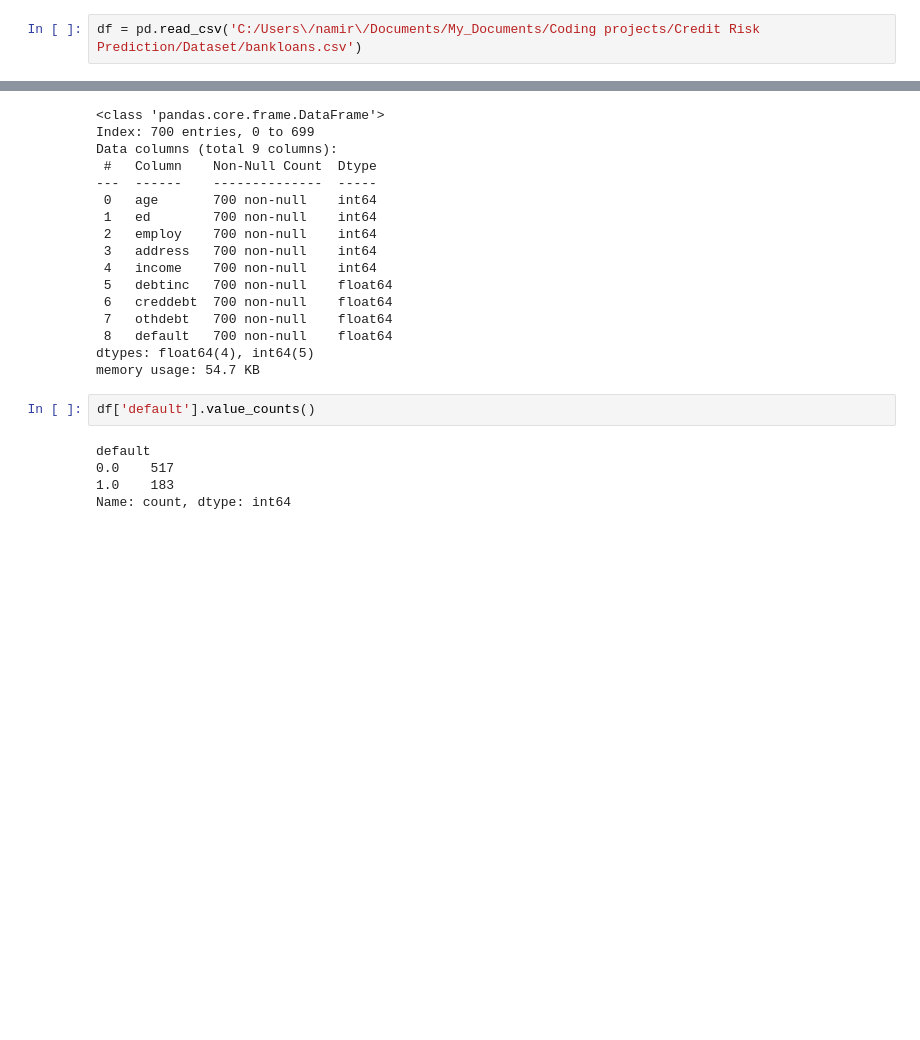
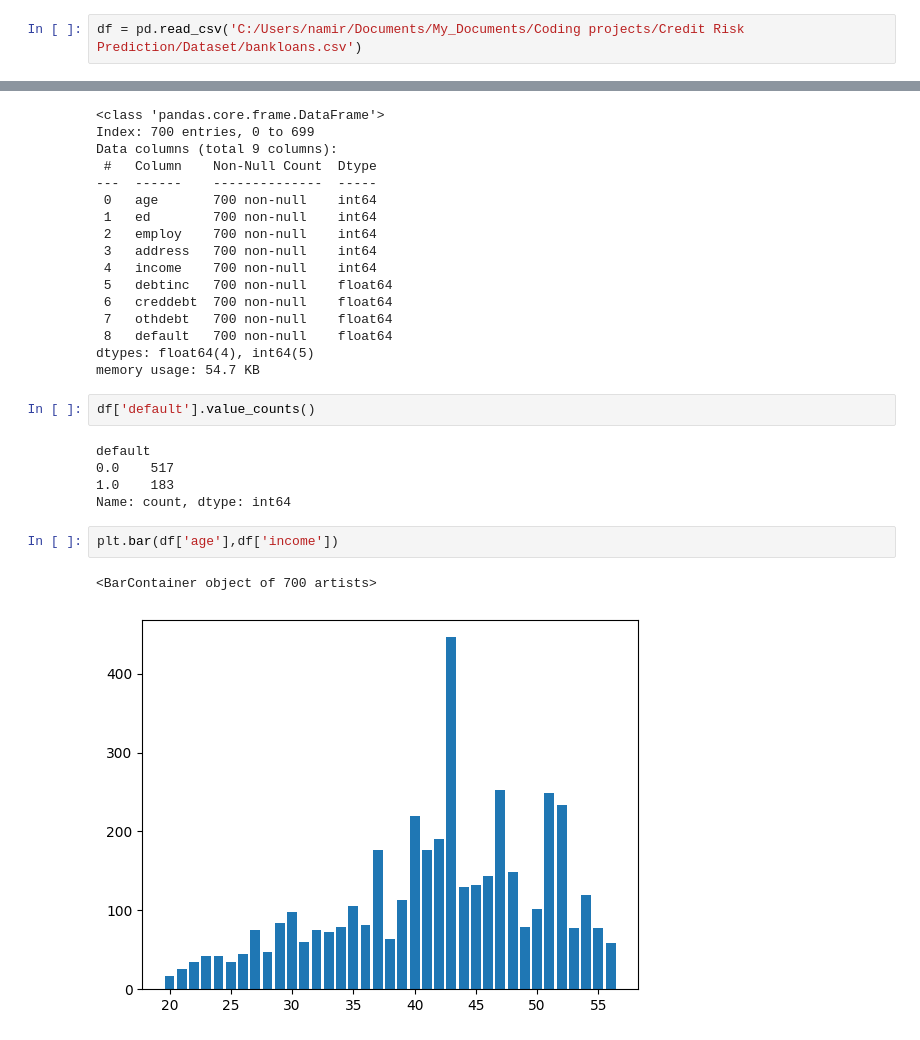
Before and after one commit to Namir50/Credit-Risk-Prediction, a Jupyter notebook: Model/credit_risk_prediction.ipynb, the cells around one changed output, grey strips where cells are left out. Cells and saved outputs as stored; diff of their text form; blank space fills up the shorter version.

```diff
--- a/Model/credit_risk_prediction.ipynb
+++ b/Model/credit_risk_prediction.ipynb
@@ -11,6 +11,6 @@ from sklearn.preprocessing import StandardScaler
 from sklearn.metrics import accuracy_score, confusion_matrix, classification_report
 from sklearn.model_selection import GridSearchCV, cross_val_score
 # %%
-df = pd.read_csv('C:/Users\/namir\/Documents/My_Documents/Coding projects/Credit Risk Prediction/Dataset/bankloans.csv')
+df = pd.read_csv('C:/Users/namir/Documents/My_Documents/Coding projects/Credit Risk Prediction/Dataset/bankloans.csv')
 # %%
 df
@@ -92,3 +98,8 @@ default
 0.0    517
 1.0    183
 Name: count, dtype: int64
+# %%
+plt.bar(df['age'],df['income'])
+# %% [output]
+<BarContainer object of 700 artists>
+[figure, added]
```
Also changed, not shown: parts of 8 cells of this notebook.
